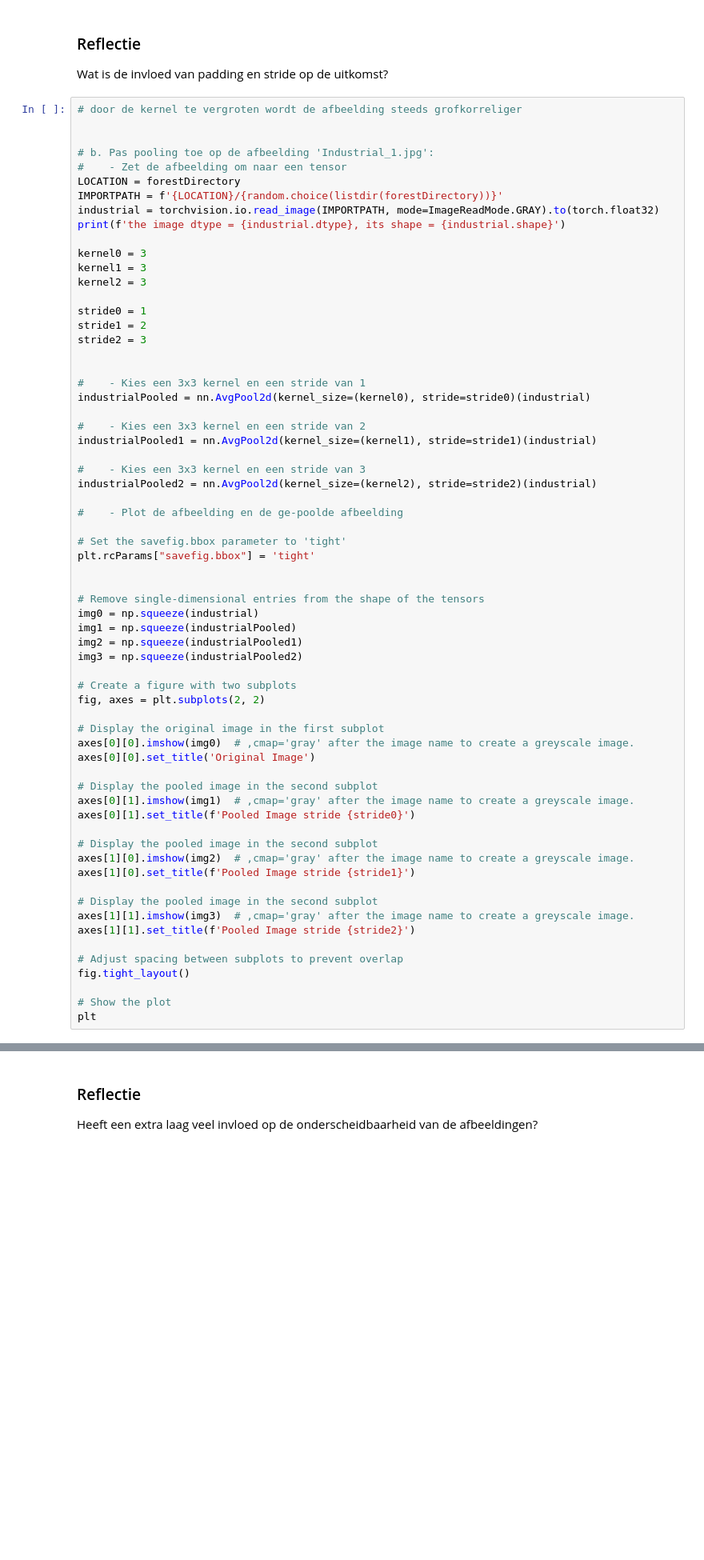
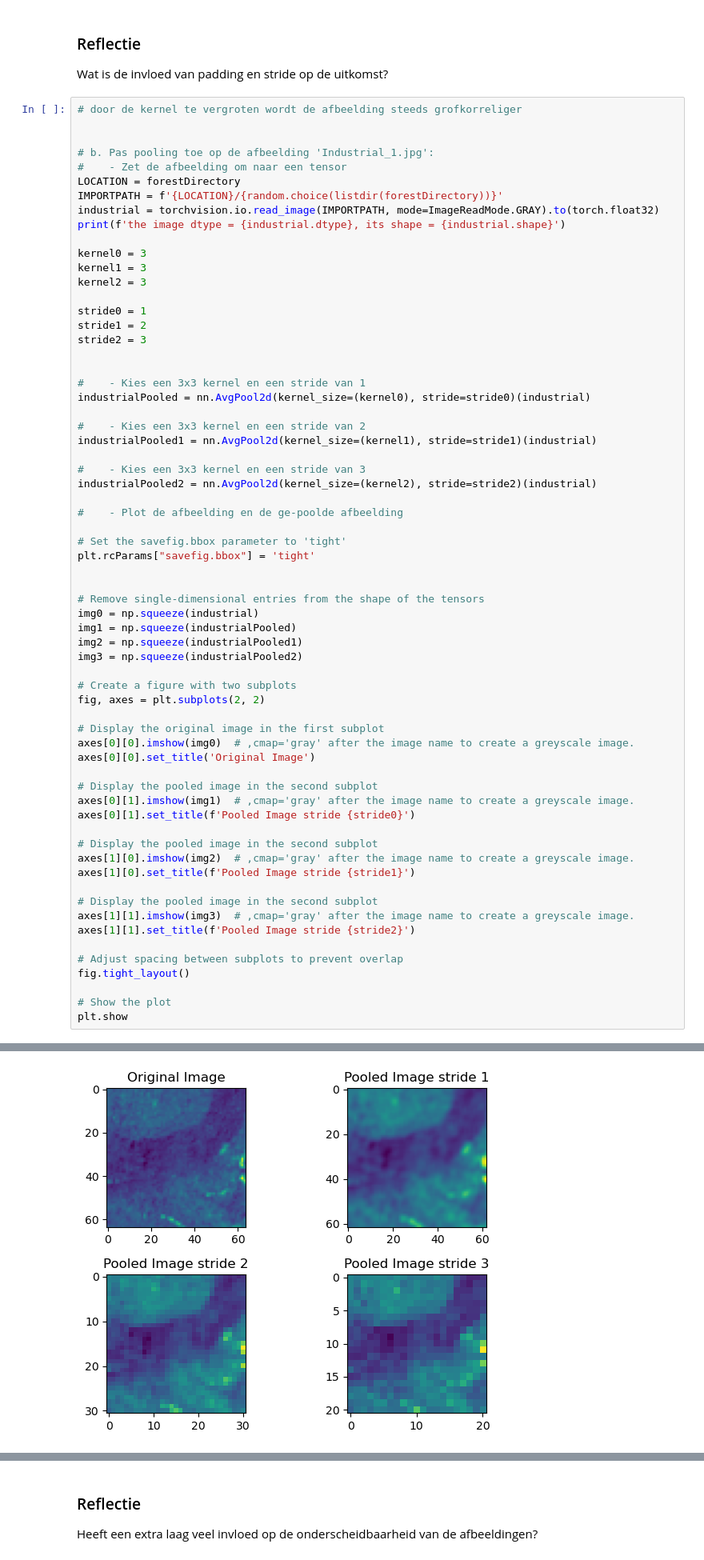
Before and after one commit to ArachDyrr/Make_AI_Work_3, a Jupyter notebook: practica/01. Beeldherkenning/Practicum/image_procssing/pytorch/convolution-neural-net-practicum2.ipynb, the cells around one changed output, grey strips where cells are left out. Shown at 80% size. Saved outputs shown, nothing was run; the diff lists cells and outputs as text; blank space fills up the shorter version.

```diff
--- a/practica/01. Beeldherkenning/Practicum/image_procssing/pytorch/convolution-neural-net-practicum2.ipynb
+++ b/practica/01. Beeldherkenning/Practicum/image_procssing/pytorch/convolution-neural-net-practicum2.ipynb
@@ -315,4 +390,5 @@ axes[1][1].set_title(f'Pooled Image stride {stride2}')
 fig.tight_layout()
 
 # Show the plot
-plt
+plt.show
+# %% [output]
@@ -319,3 +397,4 @@ plt
+[figure, added]
 # %%
 # when adding the padding it should be at most half the kernel size
 # bij het plotten van de afbeeldingen gebeurt er iets geks, de grijswaardes in het midden van de afbeelding worden lichter afgebeeld doordat de buitenrand zo extreen donker is.
```
Also changed, not shown: parts of 17 cells of this notebook.
